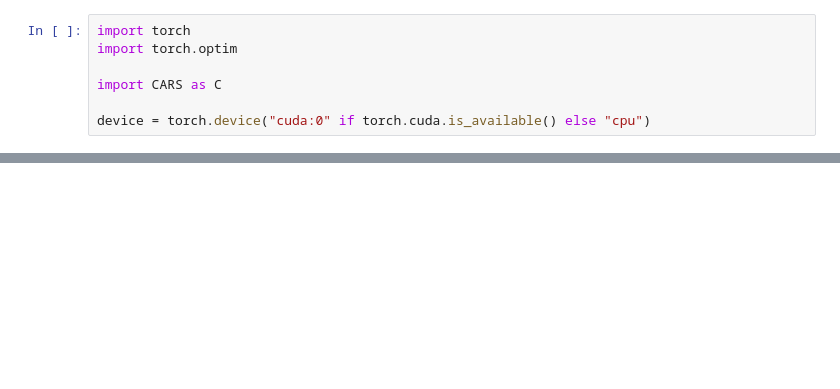
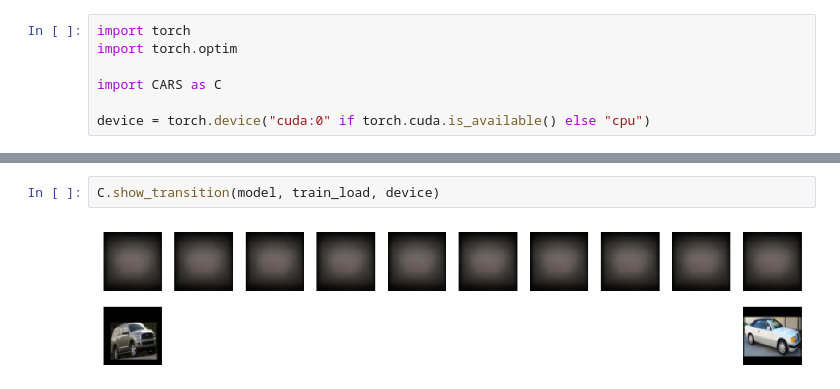
Before and after one commit to LukeMeszar/HybridObjectAutoencoders, a Jupyter notebook: autoencoders/stanford_cars.ipynb, the cells around one changed output, grey strips where cells are left out. Drawn from its saved outputs; the diff is of its cells as text; blank space fills up the shorter version.

```diff
--- a/autoencoders/stanford_cars.ipynb
+++ b/autoencoders/stanford_cars.ipynb
@@ -24,0 +42,4 @@ for _ in range(15):
+# %%
+C.show_transition(model, train_load, device)
+# %% [output]
+[figure, added]
```
Also changed, not shown: parts of 4 cells of this notebook, 3 other files.
